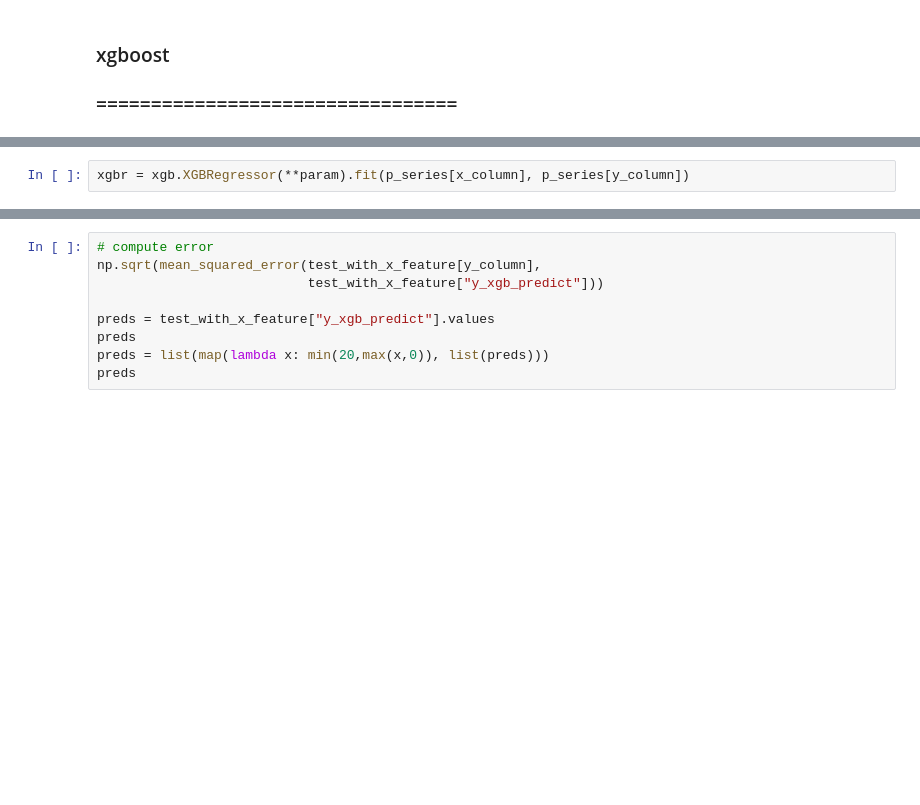
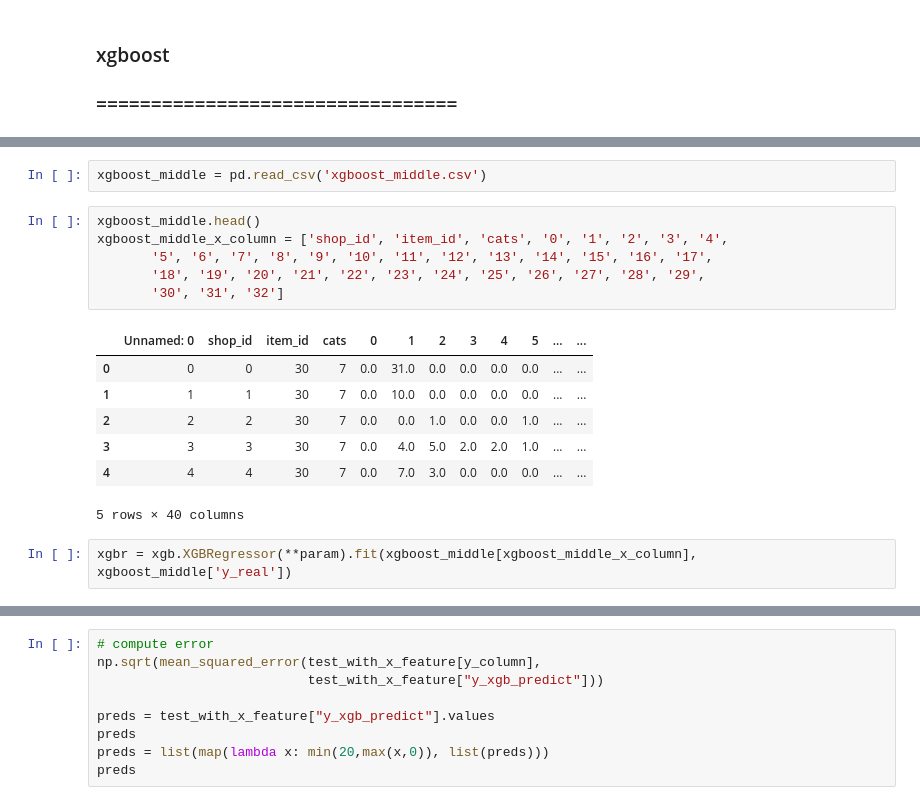
Before and after one commit to kkchuchu/kkchuchu.mushroom, a Jupyter notebook: kaggle/predict_future_sales/Predict Future Sales.ipynb, the cells around one changed output, grey strips where cells are left out. Drawn from its saved outputs; the diff is of its cells as text; blank space fills up the shorter version.

```diff
--- a/kaggle/predict_future_sales/Predict Future Sales.ipynb
+++ b/kaggle/predict_future_sales/Predict Future Sales.ipynb
@@ -300,3 +270,19 @@ x_column = list(set(p_series.columns) - set(id_) - set(y_column))
+# %%
+xgboost_middle = pd.read_csv('xgboost_middle.csv')
+# %%
+xgboost_middle.head()
+xgboost_middle_x_column = ['shop_id', 'item_id', 'cats', '0', '1', '2', '3', '4',
+       '5', '6', '7', '8', '9', '10', '11', '12', '13', '14', '15', '16', '17',
+       '18', '19', '20', '21', '22', '23', '24', '25', '26', '27', '28', '29',
+       '30', '31', '32']
+# %% [output]
+|  | Unnamed: 0 | shop_id | item_id | cats | 0 | 1 | 2 | 3 | 4 | 5 | ... | ... |
+| 0 | 0 | 0 | 30 | 7 | 0.0 | 31.0 | 0.0 | 0.0 | 0.0 | 0.0 | ... | ... |
+| 1 | 1 | 1 | 30 | 7 | 0.0 | 10.0 | 0.0 | 0.0 | 0.0 | 0.0 | ... | ... |
+| 2 | 2 | 2 | 30 | 7 | 0.0 | 0.0 | 1.0 | 0.0 | 0.0 | 1.0 | ... | ... |
+| 3 | 3 | 3 | 30 | 7 | 0.0 | 4.0 | 5.0 | 2.0 | 2.0 | 1.0 | ... | ... |
+| 4 | 4 | 4 | 30 | 7 | 0.0 | 7.0 | 3.0 | 0.0 | 0.0 | 0.0 | ... | ... |
+5 rows × 40 columns
 # %%
-xgbr = xgb.XGBRegressor(**param).fit(p_series[x_column], p_series[y_column])
+xgbr = xgb.XGBRegressor(**param).fit(xgboost_middle[xgboost_middle_x_column], xgboost_middle['y_real'])
 # %%
```
Also changed, not shown: parts of 14 cells of this notebook, 2 other files.
